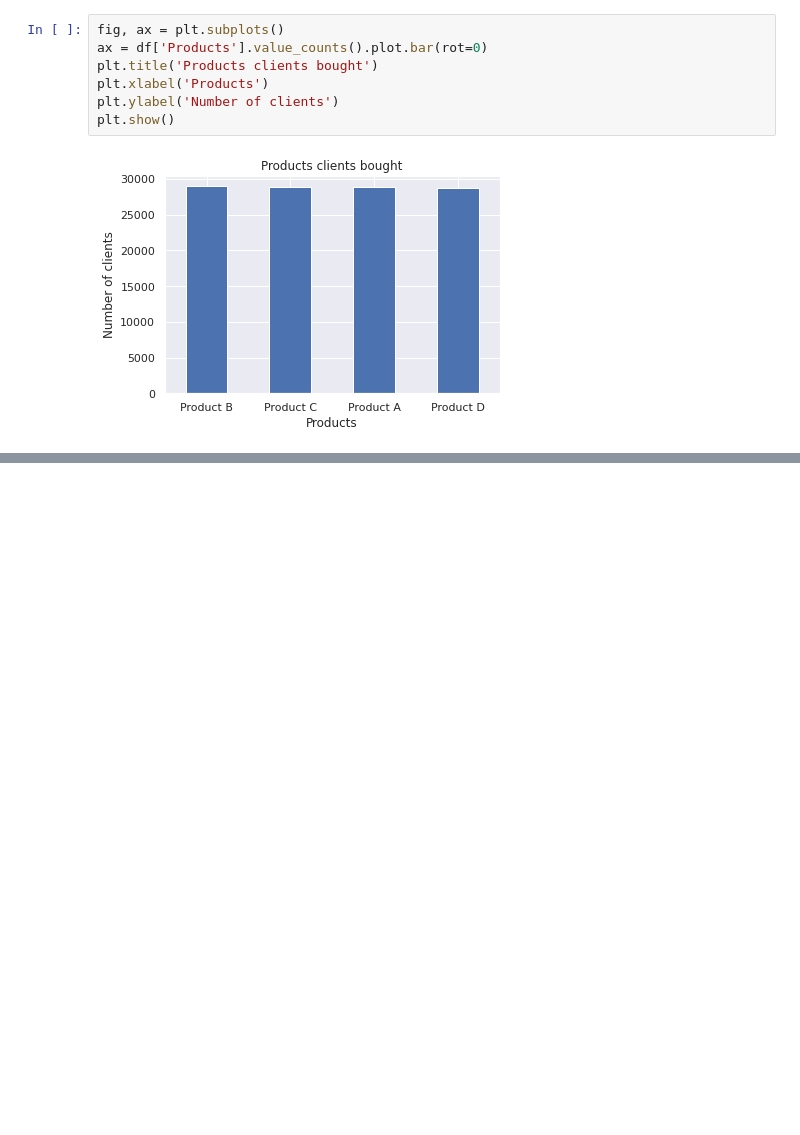
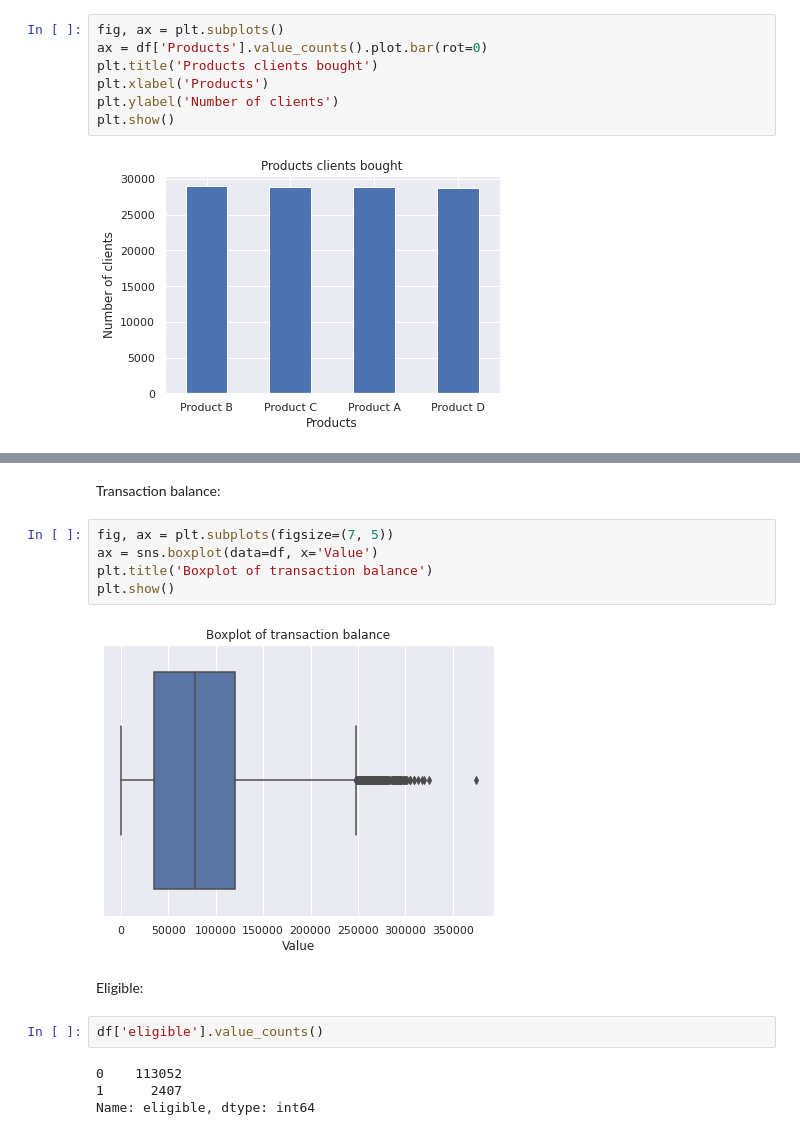
Before and after one commit to axlyaguana11/churn_predictive_model, a Jupyter notebook: notebooks/0.2-axel-exploration.ipynb, the cells around one changed output, grey strips where cells are left out. Drawn from its saved outputs; the diff is of its cells as text; blank space fills up the shorter version.

```diff
--- a/notebooks/0.2-axel-exploration.ipynb
+++ b/notebooks/0.2-axel-exploration.ipynb
@@ -194,0 +204,17 @@ plt.show()
+# %% [markdown]
+Transaction balance:
+# %%
+fig, ax = plt.subplots(figsize=(7, 5))
+ax = sns.boxplot(data=df, x='Value')
+plt.title('Boxplot of transaction balance')
+plt.show()
+# %% [output]
+[figure, added]
+# %% [markdown]
+Eligible:
+# %%
+df['eligible'].value_counts()
+# %% [output]
+0    113052
+1      2407
+Name: eligible, dtype: int64
```
Also changed, not shown: parts of 6 cells of this notebook.
